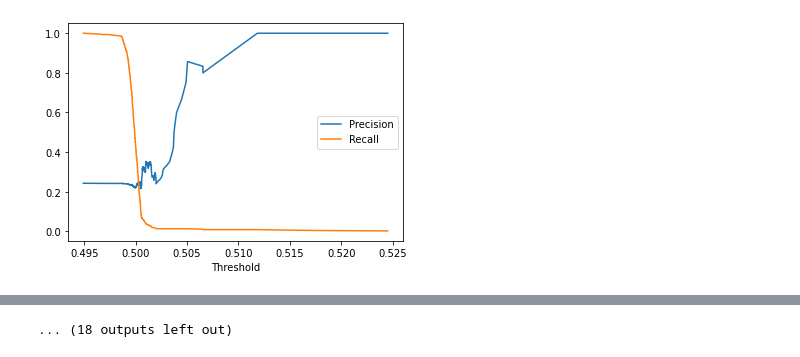
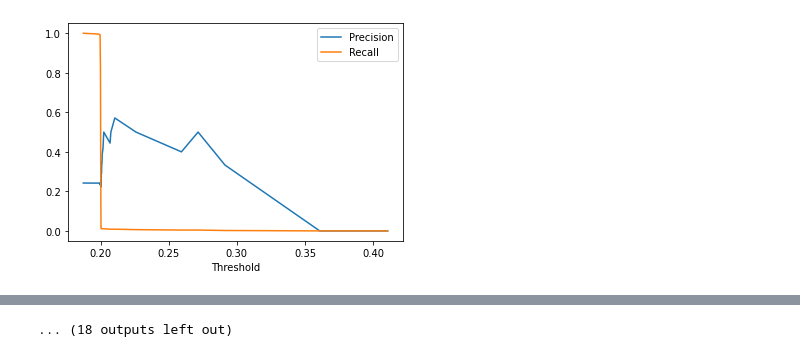
Before and after one commit to broggoli/iml-project, a Jupyter notebook: Task2/main.ipynb, the cells around one changed output, grey strips where cells are left out. Cells and saved outputs as stored; diff of their text form; code cells hidden in the pictures.

```diff
--- a/Task2/main.ipynb
+++ b/Task2/main.ipynb
@@ -128,3 +139,12 @@ Data columns (total 10 columns):
 dtypes: float64(10)
 memory usage: 1.4 MB
 None
+# %%
+for label in labels_to_predict:
+    print(label)
+    wanted_features = [l for l in preprocessed_train_features.columns if "_".join(label.split("_")[1:]) in l]
+    wanted_features.append("Age")
+    # print(wanted_features)
+    X_train_filtered = preprocessed_train_features[wanted_features]
+    X_test_filtered = preprocessed_train_features[wanted_features]
+    print(X_train_filtered)
@@ -161,32 +207,79 @@ from sklearn.metrics import roc_auc_score, mean_squared_error
 from sklearn.metrics import precision_recall_curve
 import matplotlib.pyplot as plt
 from sklearn.metrics import roc_curve
-from sklearn.svm import SVC
+from sklearn.svm import LinearSVC
+from sklearn.svm import SVR
+from sklearn.pipeline import make_pipeline
+from sklearn.preprocessing import StandardScaler
+from keras.models import Sequential
+from keras.layers import Dense
+import keras
+from keras.callbacks import EarlyStopping
+from sklearn.model_selection import RandomizedSearchCV
 
+X_train.sort_values('pid', inplace=True)
+y_train.sort_index(inplace=True)
+
+print(X_train, y_train)
 for label in labels_to_predict:
     print(label)
-    clf = LogisticRegressionCV(class_weight='balanced', n_jobs=6, cv=10, max_iter=200, scoring="roc_auc", random_state=seed)
-    # clf = SVC(probability=True, class_weight='balanced')
+    # clf = LogisticRegressionCV(class_weight='balanced', n_jobs=6, cv=10, max_iter=200, scoring="roc_auc", random_state=seed)
+    # clf = LinearSVC(probability=True, class_weight='balanced', kernel='linear')
+    regr = make_pipeline(StandardScaler(), SVR(C=0.5, epsilon=0.2))
+
+
+    # cv = RandomizedSearchCV(logistic, distributions, random_state=0)
+    # search = RandomCV(pipe, param_grid, n_jobs=2)
+    # search.fit(X_digits, y_digits)
+    # print("Best parameter (CV score=%0.3f):" % search.best_score_)
+    # print(search.best_params_)
 
     wanted_features = [l for l in X_train.columns if "_".join(label.split("_")[1:]) in l]
-    print(wanted_features)
     wanted_features.append("Age")
+    # print(wanted_features)
     X_train_filtered = X_train[wanted_features]
     X_test_filtered = X_test[wanted_features]
+    # print(X_train_filtered)
 
-    scaler = preprocessing.StandardScaler().fit(X_train_filtered)
-    X_train_scaled = scaler.transform(X_train_filtered)
-    X_test_scaled = scaler.transform(X_test_filtered)
-    clf.fit(X_train_scaled, y_train[label])
+    # scaler = preprocessing.StandardScaler().fit(X_train_filtered)
+    # X_train_scaled = scaler.transform(X_train_filtered)
+    # X_test_scaled = scaler.transform(X_test_filtered)
+    # clf.fit(X_train_scaled, y_train[label])
 
-    pred = clf.predict_proba(X_test_scaled)
+    regr.fit(X_train_filtered, y_train[label])
+
+    # model = Sequential() # create a sequential model
+    # model.add(Dense(1000, # output neurons in layer
+    #         input_dim=X_train.shape[1], # number of inputs
+    #         activation='relu')) # activation function
+    # model.add(Dense(1000, activation='relu')) # hidden layer
+    # model.add(Dense(1000, activation='relu')) # hidden layer
+    # model.add(Dense(1000, activation='relu')) # hidden layer
+    # # model.add(Dense(800, activation='relu')) # hidden layer
+    # model.add(Dense(1, activation='sigmoid')) # output layer
+    # model.summary()
+
+    # fit the model
+    # callback = EarlyStopping(monitor='loss', patience=2)
+    # model.compile(loss='binary_crossentropy', # cost function
+    #           optimizer='adam', # use adam as the optimizer
+    #           metrics=['accuracy', keras.metrics.AUC()]) # compute accuracy, for scoring
+    # model_info = model.fit(X_train, y_train[label],
+    #     epochs=18,
+    #     validation_split=.15,
+    #     callbacks=[callback])
+    # pred = model.predict(X_test).squeeze()
+    pred = regr.predict(X_test_filtered)
+    # pred = clf.predict_proba(X_test_scaled)
 
     print(pred)
-    score = roc_auc_score(y_test[label], pred[:, 1])
+    # score = roc_auc_score(y_test[label], pred[:, 1])
+    score = roc_auc_score(y_test[label], pred)
     print(f"roc auc score: {score}")
 
 
-    precisions, recalls, thresholds = precision_recall_curve(y_test[label], pred[:, 1])
+    # precisions, recalls, thresholds = precision_recall_curve(y_test[label], pred[:, 1])
+    precisions, recalls, thresholds = precision_recall_curve(y_test[label], pred)
 
     plt.plot(thresholds, precisions[:-1], label="Precision")
     plt.plot(thresholds, recalls[:-1], label="Recall")
@@ -195,7 +288,8 @@ for label in labels_to_predict:
     plt.show()
 
     # mean_squared_error(y_test["LABEL_BaseExcess"], pred[:, 1])
-    fpr, tpr, thresholds = roc_curve(y_test[label], pred[:, 1])
+    # fpr, tpr, thresholds = roc_curve(y_test[label], pred[:, 1])
+    fpr, tpr, thresholds = roc_curve(y_test[label], pred)
     plt.plot(fpr, tpr)
     plt.plot([0,1],[0,1],'k--')
     plt.xlabel('False Positive Rate')
@@ -239 +328 @@ roc auc score: 0.47810461956521744
-[figure, old version]
+[figure, new version]
```
Also changed, not shown: parts of 8 cells of this notebook, 2 other files.
